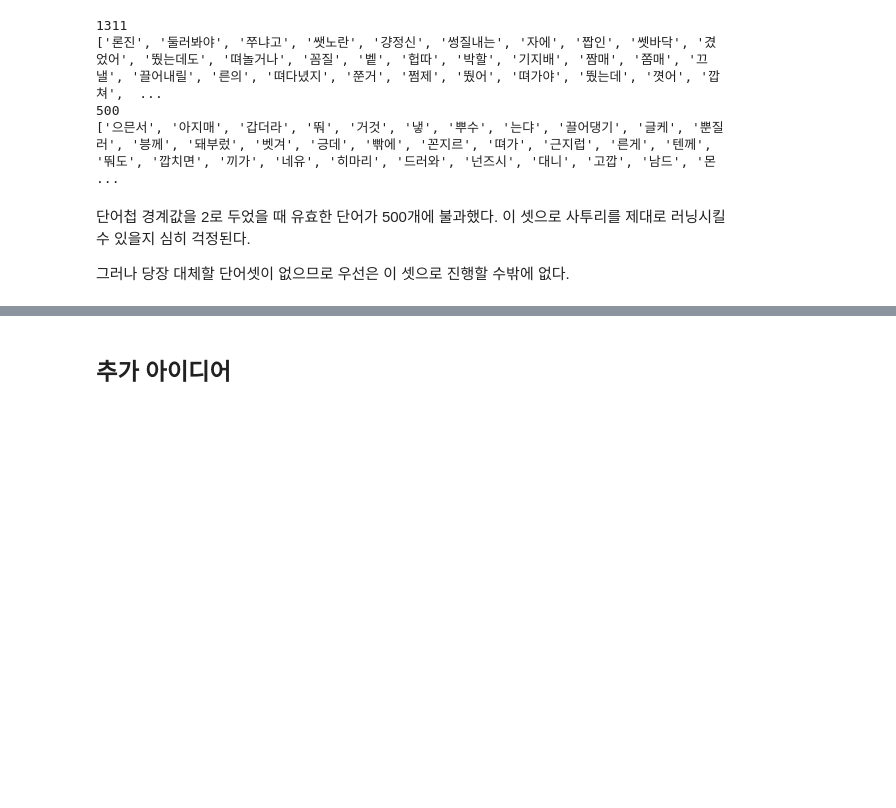
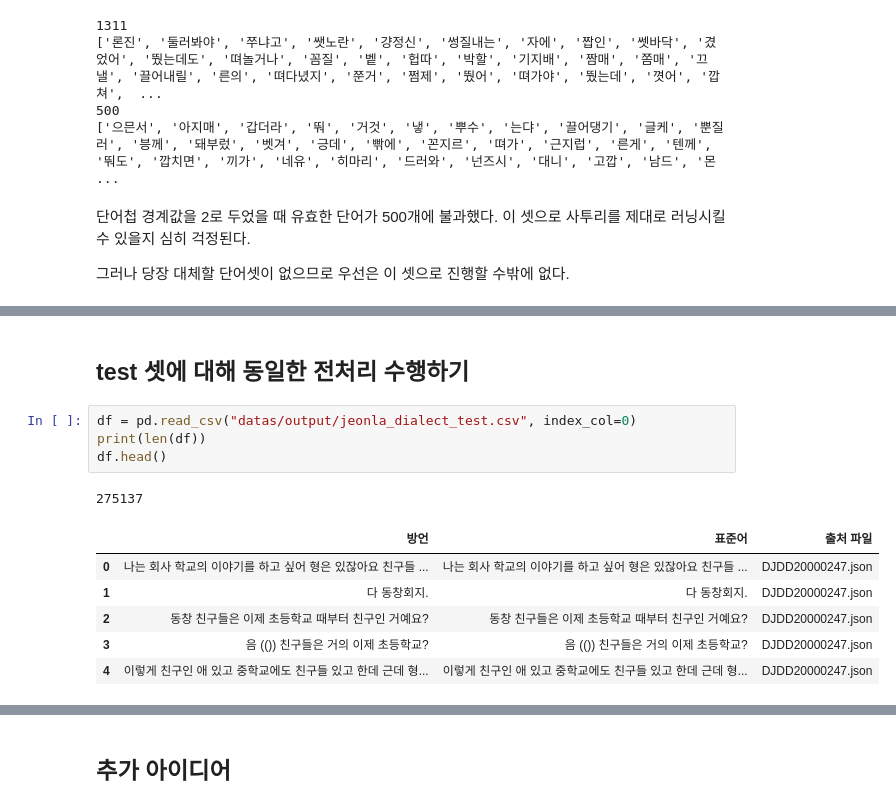
Before and after one commit to BlessingDev/NLP-Standard-Dialect-Translation, a Jupyter notebook: EDA1.ipynb, the cells around one changed output, grey strips where cells are left out. Saved outputs shown, nothing was run; the diff lists cells and outputs as text; blank space fills up the shorter version.

```diff
--- a/EDA1.ipynb
+++ b/EDA1.ipynb
@@ -657,0 +665,14 @@ print(accepted_dialect_word)
+# %% [markdown]
+## test 셋에 대해 동일한 전처리 수행하기
+# %%
+df = pd.read_csv("datas/output/jeonla_dialect_test.csv", index_col=0)
+print(len(df))
+df.head()
+# %% [output]
+275137
+|  | 방언 | 표준어 | 출처 파일 |
+| 0 | 나는 회사 학교의 이야기를 하고 싶어 형은 있잖아요 친구들 ... | 나는 회사 학교의 이야기를 하고 싶어 형은 있잖아요 친구들 ... | DJDD20000247.json |
+| 1 | 다 동창회지. | 다 동창회지. | DJDD20000247.json |
+| 2 | 동창 친구들은 이제 초등학교 때부터 친구인 거예요? | 동창 친구들은 이제 초등학교 때부터 친구인 거예요? | DJDD20000247.json |
+| 3 | 음 (()) 친구들은 거의 이제 초등학교? | 음 (()) 친구들은 거의 이제 초등학교? | DJDD20000247.json |
+| 4 | 이렇게 친구인 애 있고 중학교에도 친구들 있고 한데 근데 형... | 이렇게 친구인 애 있고 중학교에도 친구들 있고 한데 근데 형... | DJDD20000247.json |
```
Also changed, not shown: parts of 15 cells of this notebook, 2 other files.
